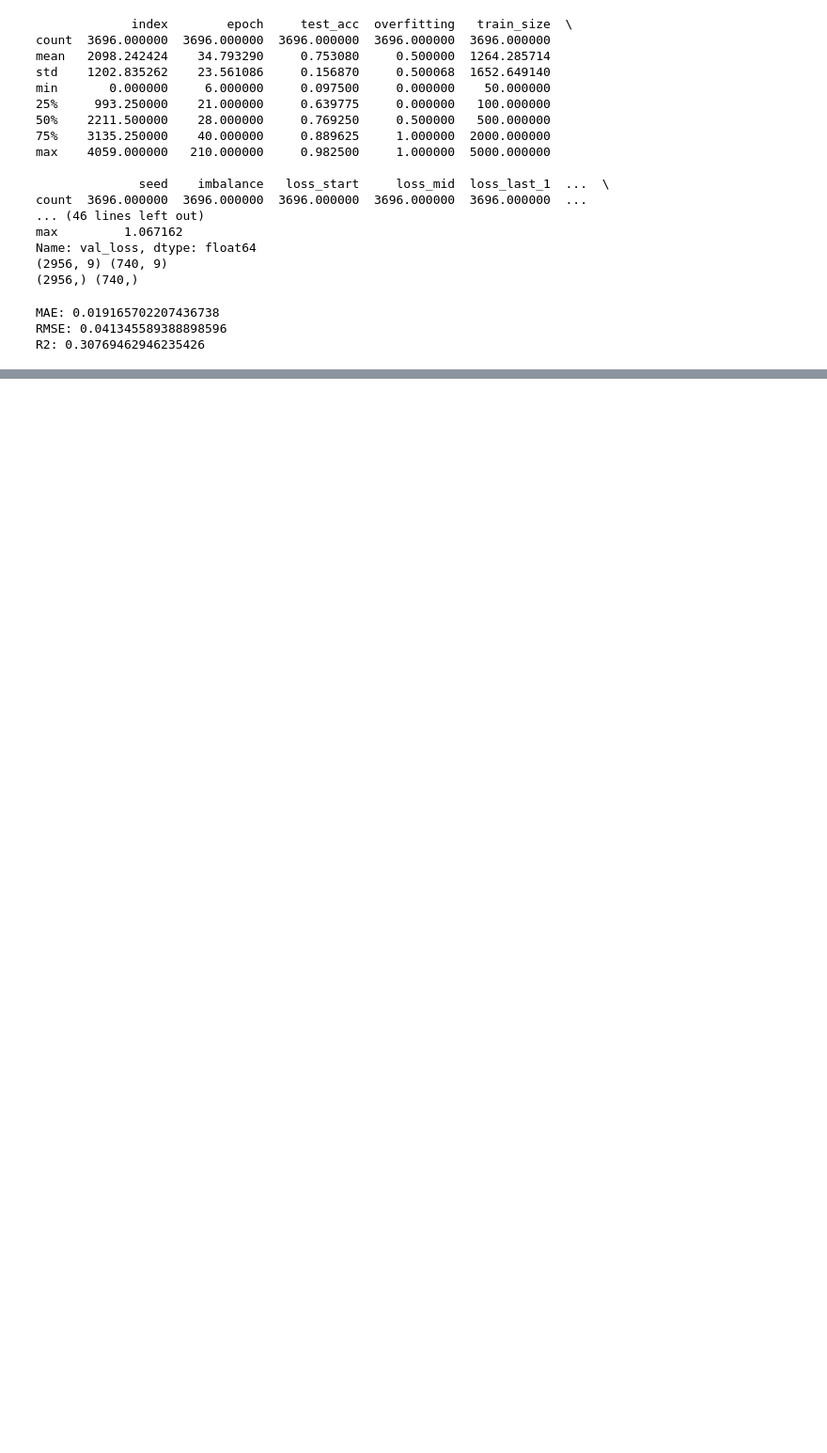
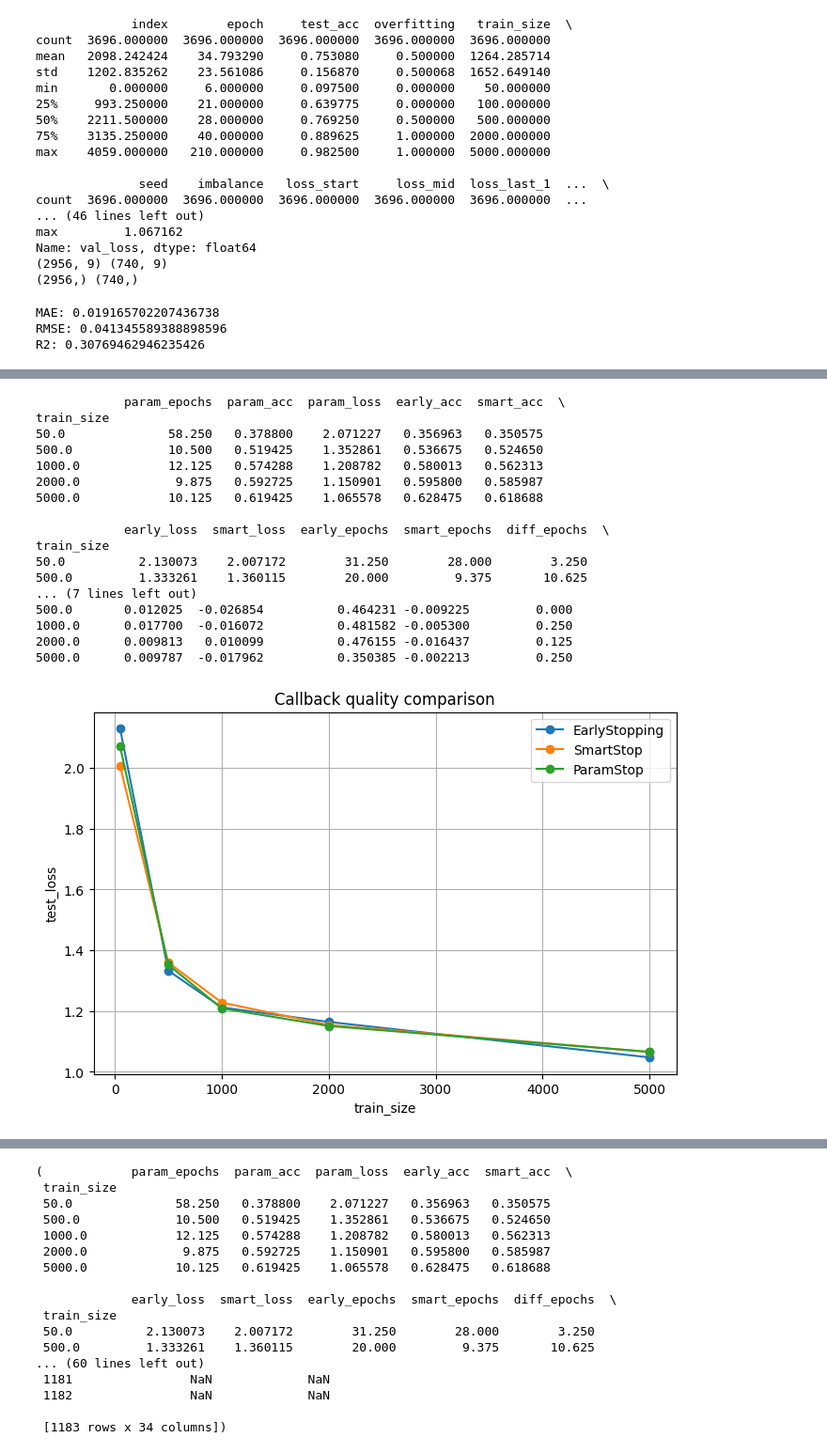
Before and after one commit to dan-tes/Research_Meta_Model, a Jupyter notebook: regressions_use_extra_tree.ipynb, the cells around one changed output, grey strips where cells are left out. Shown at 94% size. Saved outputs shown, nothing was run; the diff lists cells and outputs as text; code cells hidden in the pictures; blank space fills up the shorter version.

```diff
--- a/regressions_use_extra_tree.ipynb
+++ b/regressions_use_extra_tree.ipynb
@@ -1124,0 +1506,25 @@ sum_df(df_cifar, sizes)
+# %%
+df["dataset"] = "mnist"
+df_cifar["dataset"] = "cifar"
+df_student_med["dataset"] = "wine"
+df_all = pd.concat([df, df_cifar, df_student_med], ignore_index=True)
+sum_df(df_all, sizes)
+# %% [output]
+            param_epochs  param_acc  param_loss  early_acc  smart_acc  \
+train_size
+50.0              58.250   0.378800    2.071227   0.356963   0.350575
+500.0             10.500   0.519425    1.352861   0.536675   0.524650
+1000.0            12.125   0.574288    1.208782   0.580013   0.562313
+2000.0             9.875   0.592725    1.150901   0.595800   0.585987
+5000.0            10.125   0.619425    1.065578   0.628475   0.618688
+
+            early_loss  smart_loss  early_epochs  smart_epochs  diff_epochs  \
+train_size
+50.0          2.130073    2.007172        31.250        28.000        3.250
+500.0         1.333261    1.360115        20.000         9.375       10.625
+... (7 lines left out)
+500.0       0.012025  -0.026854          0.464231 -0.009225         0.000
+1000.0      0.017700  -0.016072          0.481582 -0.005300         0.250
+2000.0      0.009813   0.010099          0.476155 -0.016437         0.125
+5000.0      0.009787  -0.017962          0.350385 -0.002213         0.250
+[figure, added]
@@ -1124,0 +1537,17 @@ sum_df(df_cifar, sizes)
+(            param_epochs  param_acc  param_loss  early_acc  smart_acc  \
+ train_size
+ 50.0              58.250   0.378800    2.071227   0.356963   0.350575
+ 500.0             10.500   0.519425    1.352861   0.536675   0.524650
+ 1000.0            12.125   0.574288    1.208782   0.580013   0.562313
+ 2000.0             9.875   0.592725    1.150901   0.595800   0.585987
+ 5000.0            10.125   0.619425    1.065578   0.628475   0.618688
+
+             early_loss  smart_loss  early_epochs  smart_epochs  diff_epochs  \
+ train_size
+ 50.0          2.130073    2.007172        31.250        28.000        3.250
+ 500.0         1.333261    1.360115        20.000         9.375       10.625
+... (60 lines left out)
+ 1181                NaN             NaN
+ 1182                NaN             NaN
+
+ [1183 rows x 34 columns])
```
Also changed, not shown: parts of 13 cells of this notebook.
